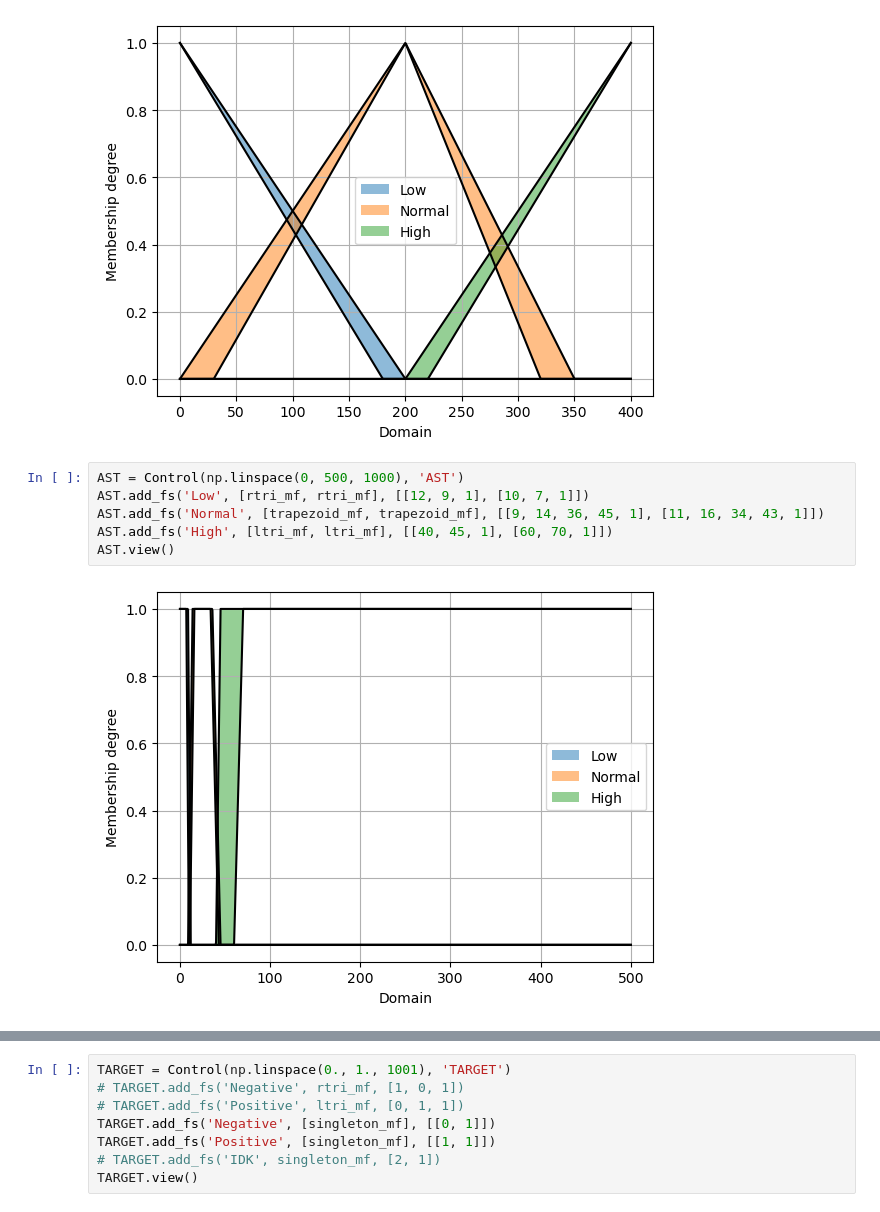
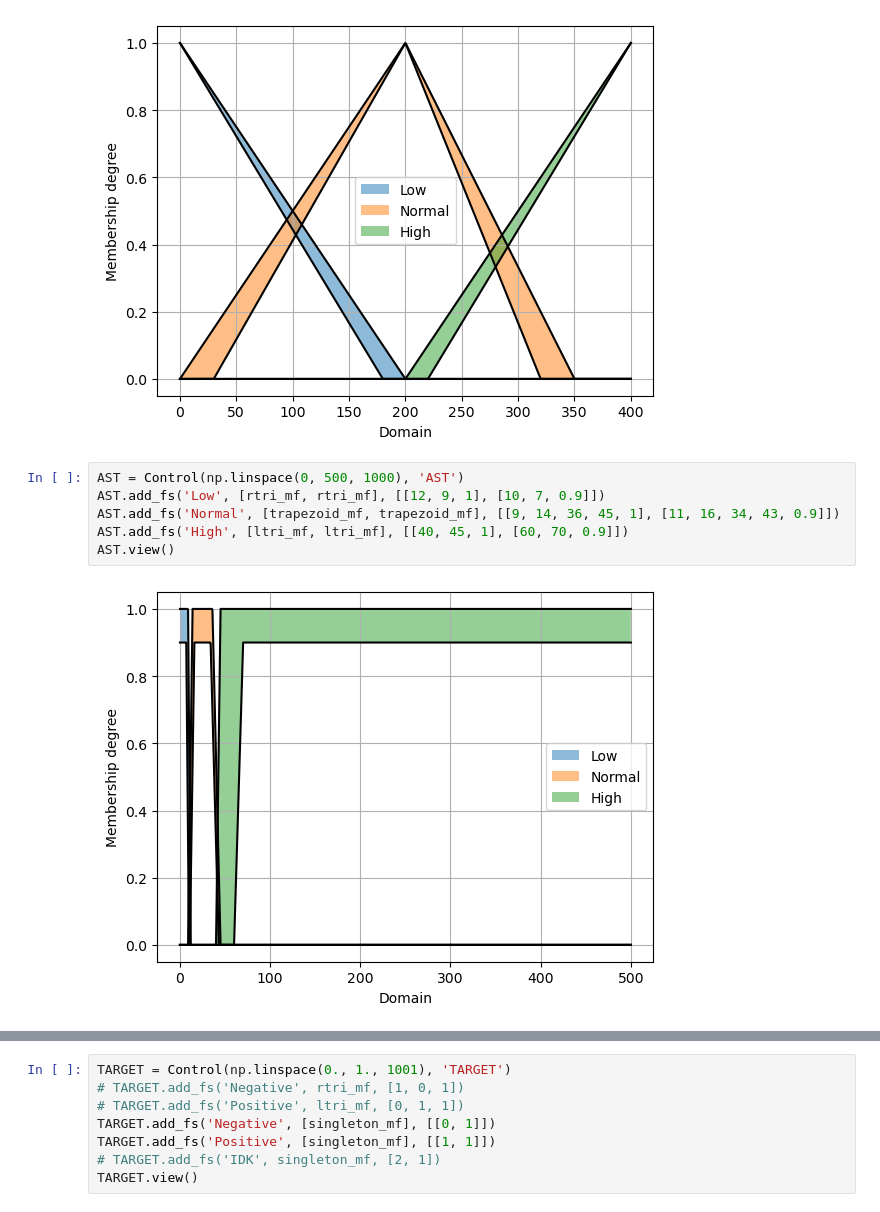
Before and after one commit to mehrbanian/fuzzy-covid-detection, a Jupyter notebook: fuzzy-rule-based-t2-pyit2fls.ipynb, the cells around one changed output, grey strips where cells are left out. Cells and saved outputs as stored; diff of their text form.

```diff
--- a/fuzzy-rule-based-t2-pyit2fls.ipynb
+++ b/fuzzy-rule-based-t2-pyit2fls.ipynb
@@ -155,11 +155,11 @@ PCR.view()
 [figure]
 # %%
 AST = Control(np.linspace(0, 500, 1000), 'AST')
-AST.add_fs('Low', [rtri_mf, rtri_mf], [[12, 9, 1], [10, 7, 1]])
-AST.add_fs('Normal', [trapezoid_mf, trapezoid_mf], [[9, 14, 36, 45, 1], [11, 16, 34, 43, 1]])
-AST.add_fs('High', [ltri_mf, ltri_mf], [[40, 45, 1], [60, 70, 1]])
+AST.add_fs('Low', [rtri_mf, rtri_mf], [[12, 9, 1], [10, 7, 0.9]])
+AST.add_fs('Normal', [trapezoid_mf, trapezoid_mf], [[9, 14, 36, 45, 1], [11, 16, 34, 43, 0.9]])
+AST.add_fs('High', [ltri_mf, ltri_mf], [[40, 45, 1], [60, 70, 0.9]])
 AST.view()
 # %% [output]
-[figure, old version]
+[figure, new version]
 # %%
 ALT = Control(np.linspace(0, 120, 1000), 'ALT')
```
Also changed, not shown: parts of 15 cells of this notebook, 1 other file.
